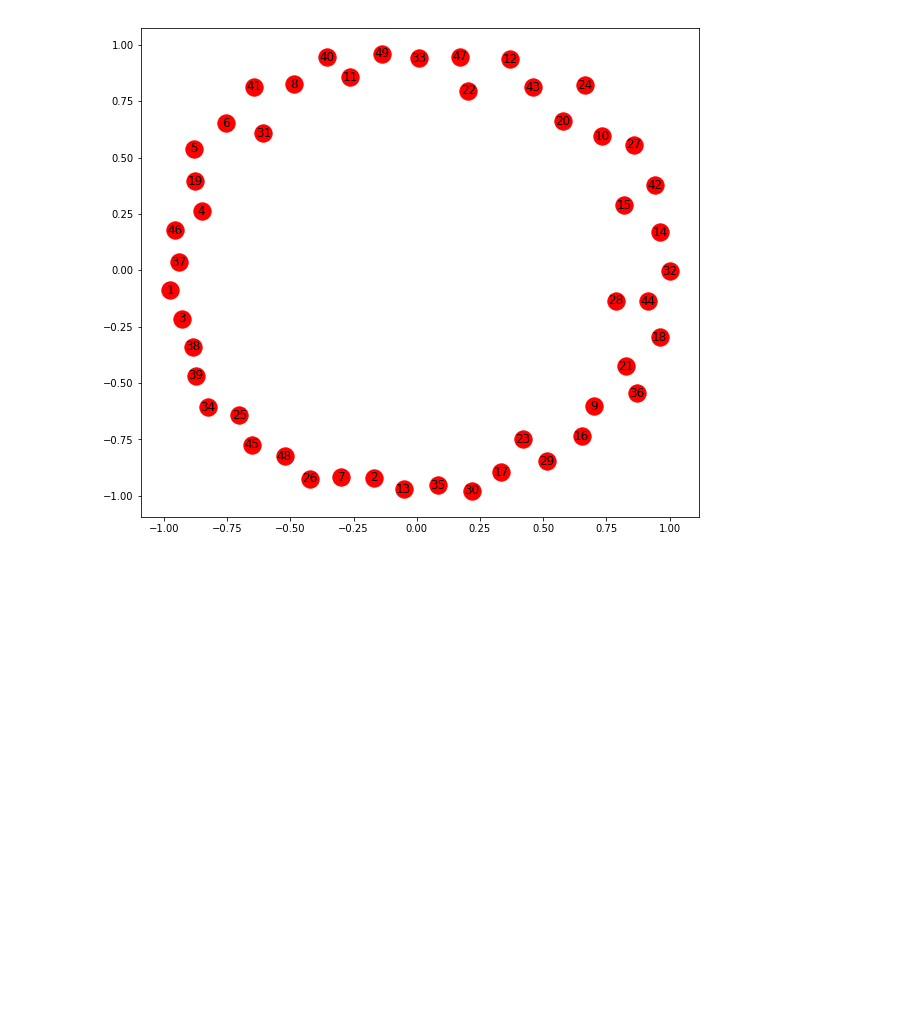
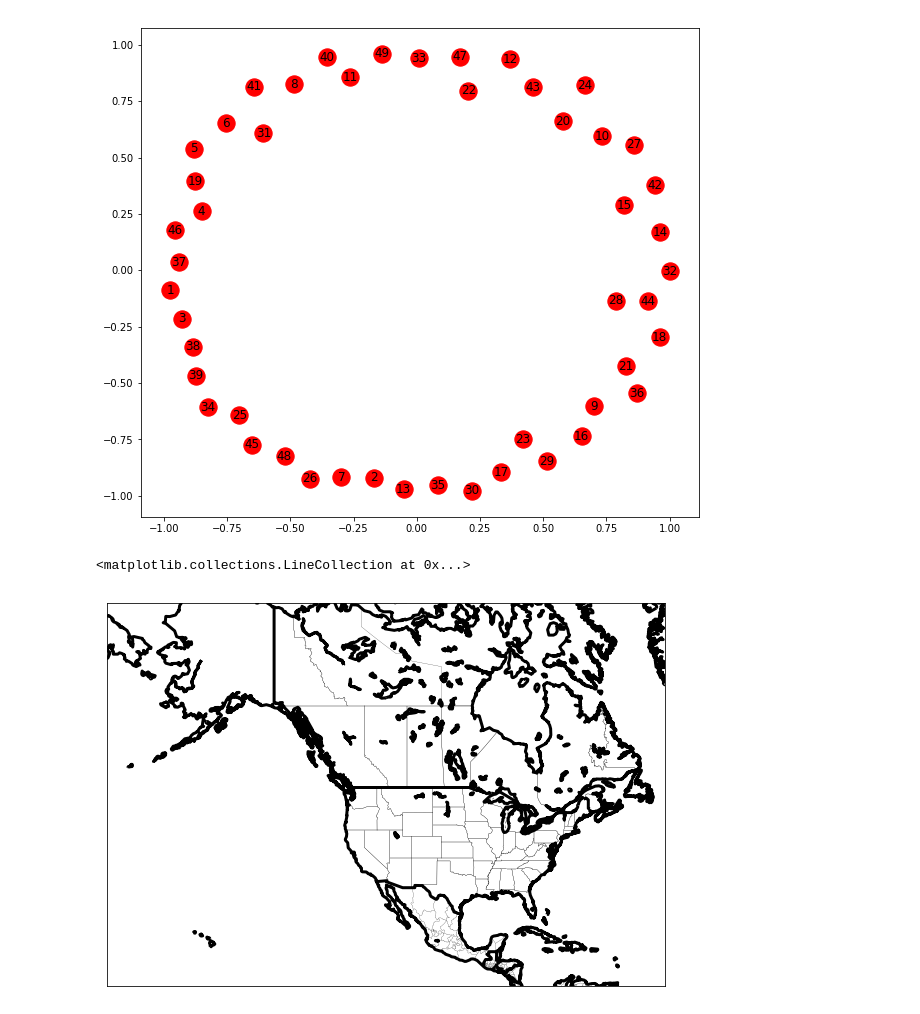
Before and after one commit to xNok/OR_NETWORK-AND-DISCRETE-LOCATION, a Jupyter notebook: POC-Represent datasets.ipynb, the cells around one changed output. Cells and saved outputs as stored; diff of their text form; code cells hidden in the pictures; blank space fills up the shorter version.

Commit message:
feat: basemap draw map

```diff
--- a/POC-Represent datasets.ipynb
+++ b/POC-Represent datasets.ipynb
@@ -70,3 +70,16 @@ nx.draw_networkx(G)
 plt.show()
 # %% [output]
 [figure]
+# %%
+plt.figure(figsize = (10,9))
+m=Basemap(projection='merc',
+          llcrnrlon=-180,llcrnrlat=10,
+          urcrnrlon=-50,urcrnrlat=70,
+          lat_ts=0, resolution='l',suppress_ticks=True)
+
+m.drawcountries(linewidth = 3)
+m.drawstates(linewidth = 0.2)
+m.drawcoastlines(linewidth=3)
+# %% [output]
+<matplotlib.collections.LineCollection at 0x...>
+[figure, added]
```
Also changed, not shown: parts of 2 cells of this notebook.
